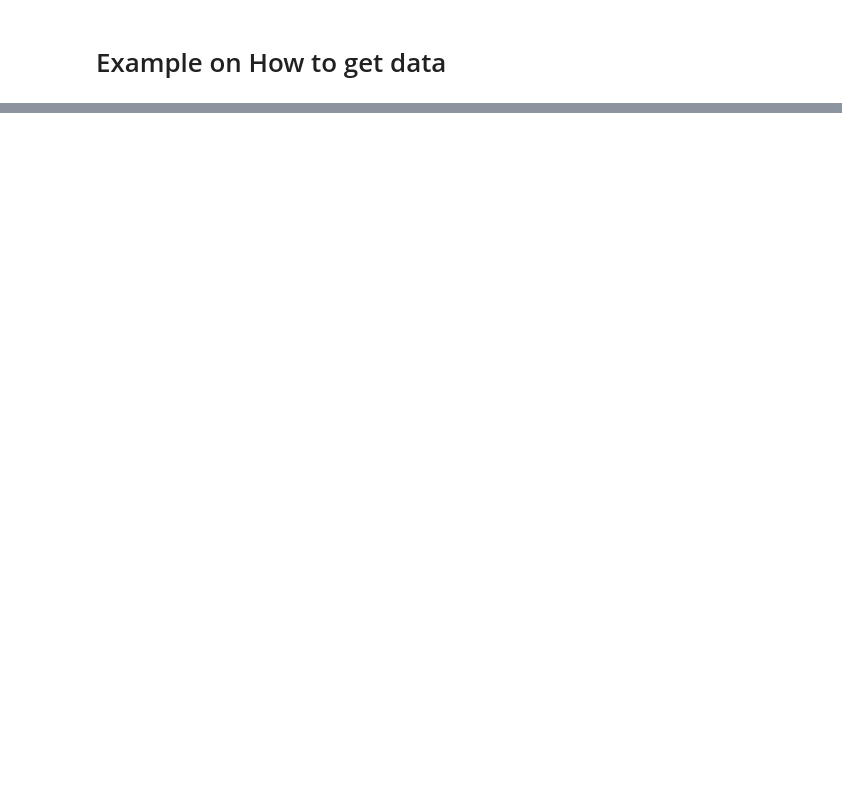
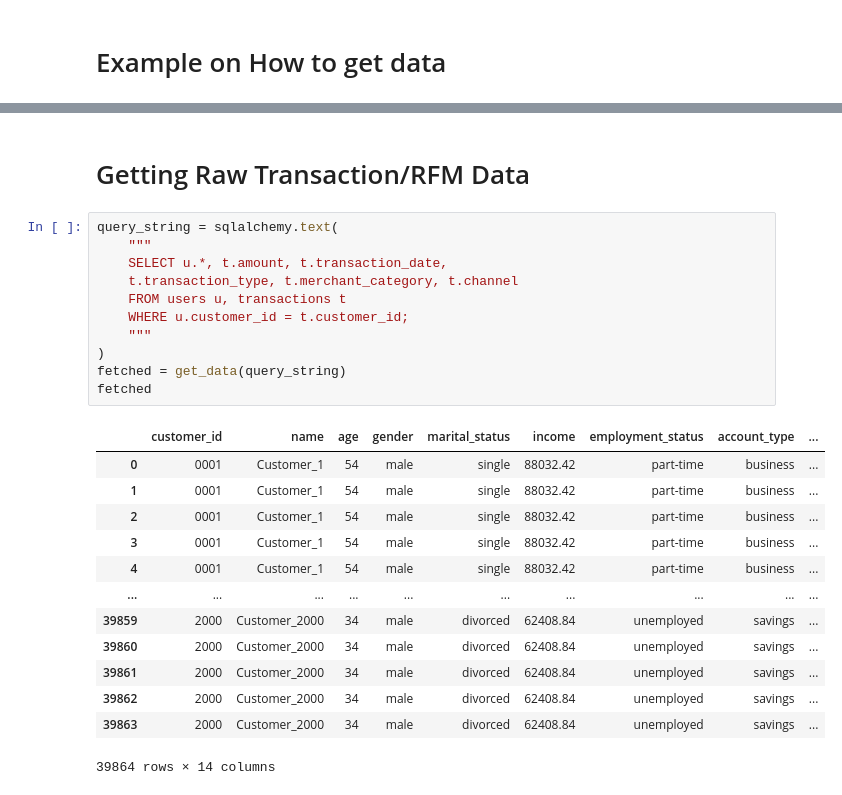
Before and after one commit to ChinSekYi/OpenAYEye, a Jupyter notebook: server/sql/database/database.ipynb, the cells around one changed output, grey strips where cells are left out. Saved outputs shown, nothing was run; the diff lists cells and outputs as text; blank space fills up the shorter version.

```diff
--- a/server/sql/database/database.ipynb
+++ b/server/sql/database/database.ipynb
@@ -401,0 +340,27 @@ pd.DataFrame(fetched)
+# %% [markdown]
+# Getting Raw Transaction/RFM Data
+# %%
+query_string = sqlalchemy.text(
+	"""
+	SELECT u.*, t.amount, t.transaction_date,
+	t.transaction_type, t.merchant_category, t.channel
+	FROM users u, transactions t
+	WHERE u.customer_id = t.customer_id;
+	"""
+)
+fetched = get_data(query_string)
+fetched
+# %% [output]
+|  | customer_id | name | age | gender | marital_status | income | employment_status | account_type | ... |
+| 0 | 0001 | Customer_1 | 54 | male | single | 88032.42 | part-time | business | ... |
+| 1 | 0001 | Customer_1 | 54 | male | single | 88032.42 | part-time | business | ... |
+| 2 | 0001 | Customer_1 | 54 | male | single | 88032.42 | part-time | business | ... |
+| 3 | 0001 | Customer_1 | 54 | male | single | 88032.42 | part-time | business | ... |
+| 4 | 0001 | Customer_1 | 54 | male | single | 88032.42 | part-time | business | ... |
+| ... | ... | ... | ... | ... | ... | ... | ... | ... | ... |
+| 39859 | 2000 | Customer_2000 | 34 | male | divorced | 62408.84 | unemployed | savings | ... |
+| 39860 | 2000 | Customer_2000 | 34 | male | divorced | 62408.84 | unemployed | savings | ... |
+| 39861 | 2000 | Customer_2000 | 34 | male | divorced | 62408.84 | unemployed | savings | ... |
+| 39862 | 2000 | Customer_2000 | 34 | male | divorced | 62408.84 | unemployed | savings | ... |
+| 39863 | 2000 | Customer_2000 | 34 | male | divorced | 62408.84 | unemployed | savings | ... |
+39864 rows × 14 columns
```
Also changed, not shown: parts of 19 cells of this notebook, 1 other file.
